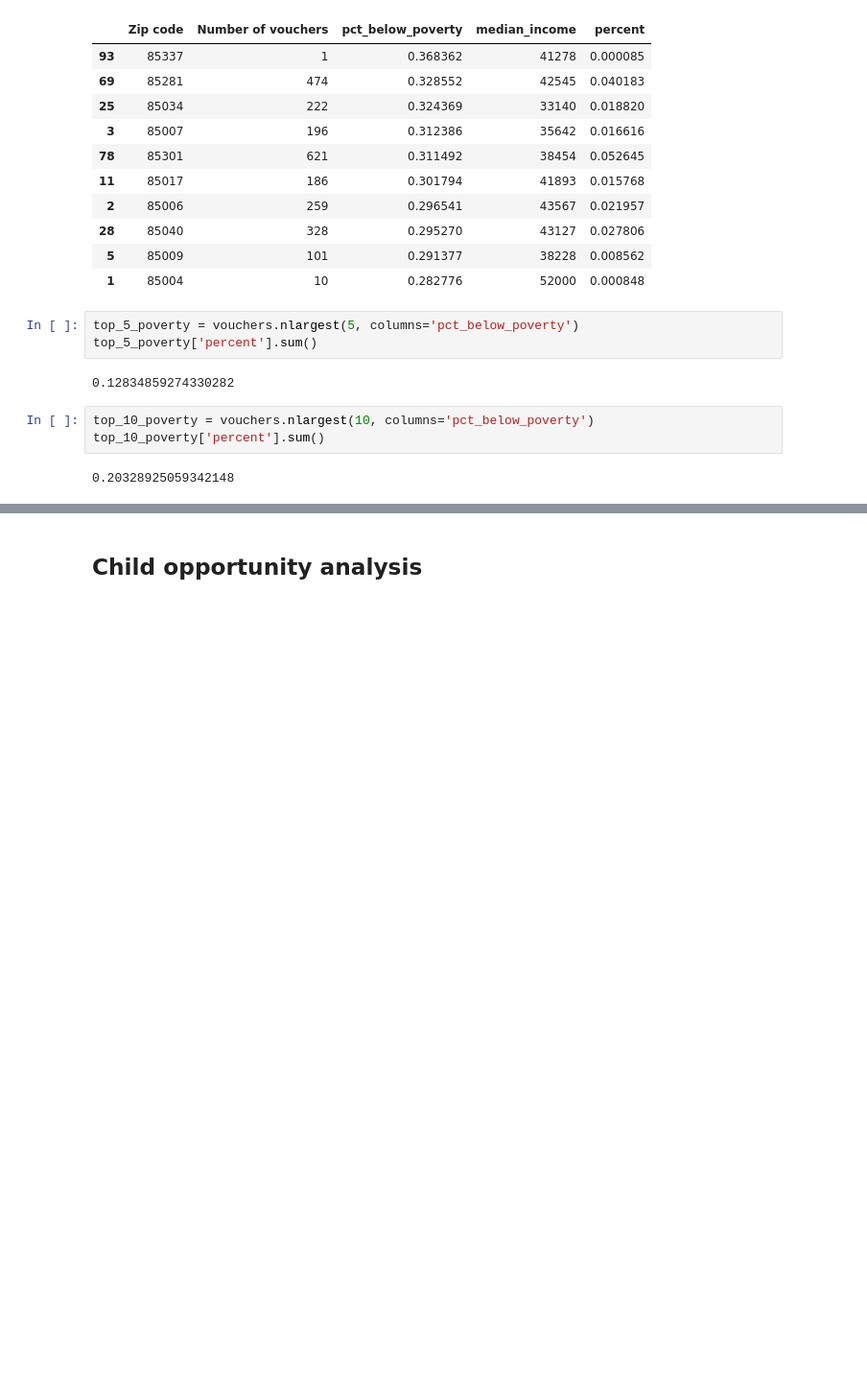
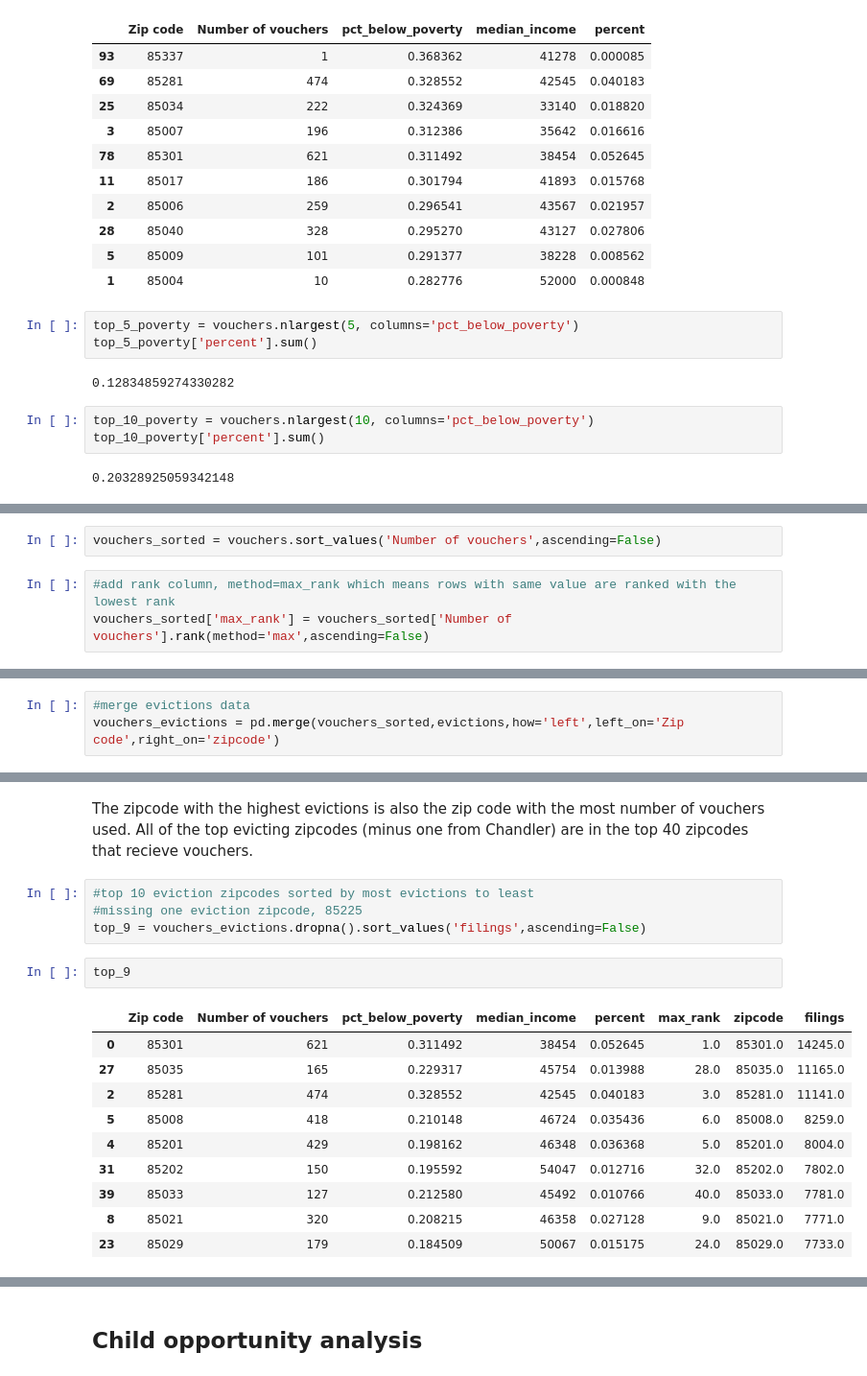
Before and after one commit to amyq96/quick-analyses, a Jupyter notebook: section-8/analyze-voucher-zips.ipynb, the cells around one changed output, grey strips where cells are left out. Shown at 96% size. Cells and saved outputs as stored; diff of their text form; blank space fills up the shorter version.

Commit message:
added eviction and COI analyses

```diff
--- a/section-8/analyze-voucher-zips.ipynb
+++ b/section-8/analyze-voucher-zips.ipynb
@@ -168,0 +190,5 @@ STOPPED HERE: It would be cool to do a side by side map
+# %%
+vouchers_sorted = vouchers.sort_values('Number of vouchers',ascending=False)
+# %%
+#add rank column, method=max_rank which means rows with same value are ranked with the lowest rank
+vouchers_sorted['max_rank'] = vouchers_sorted['Number of vouchers'].rank(method='max',ascending=False)
@@ -168,0 +204,3 @@ STOPPED HERE: It would be cool to do a side by side map
+# %%
+#merge evictions data
+vouchers_evictions = pd.merge(vouchers_sorted,evictions,how='left',left_on='Zip code',right_on='zipcode')
@@ -168,0 +216,19 @@ STOPPED HERE: It would be cool to do a side by side map
+# %% [markdown]
+The zipcode with the highest evictions is also the zip code with the most number of vouchers used. All of the top evicting zipcodes (minus one from Chandler) are in the top 40 zipcodes that recieve vouchers.
+# %%
+#top 10 eviction zipcodes sorted by most evictions to least
+#missing one eviction zipcode, 85225
+top_9 = vouchers_evictions.dropna().sort_values('filings',ascending=False)
+# %%
+top_9
+# %% [output]
+|  | Zip code | Number of vouchers | pct_below_poverty | median_income | percent | max_rank | zipcode | filings |
+| 0 | 85301 | 621 | 0.311492 | 38454 | 0.052645 | 1.0 | 85301.0 | 14245.0 |
+| 27 | 85035 | 165 | 0.229317 | 45754 | 0.013988 | 28.0 | 85035.0 | 11165.0 |
+| 2 | 85281 | 474 | 0.328552 | 42545 | 0.040183 | 3.0 | 85281.0 | 11141.0 |
+| 5 | 85008 | 418 | 0.210148 | 46724 | 0.035436 | 6.0 | 85008.0 | 8259.0 |
+| 4 | 85201 | 429 | 0.198162 | 46348 | 0.036368 | 5.0 | 85201.0 | 8004.0 |
+| 31 | 85202 | 150 | 0.195592 | 54047 | 0.012716 | 32.0 | 85202.0 | 7802.0 |
+| 39 | 85033 | 127 | 0.212580 | 45492 | 0.010766 | 40.0 | 85033.0 | 7781.0 |
+| 8 | 85021 | 320 | 0.208215 | 46358 | 0.027128 | 9.0 | 85021.0 | 7771.0 |
+| 23 | 85029 | 179 | 0.184509 | 50067 | 0.015175 | 24.0 | 85029.0 | 7733.0 |
```
Also changed, not shown: parts of 31 cells of this notebook.
